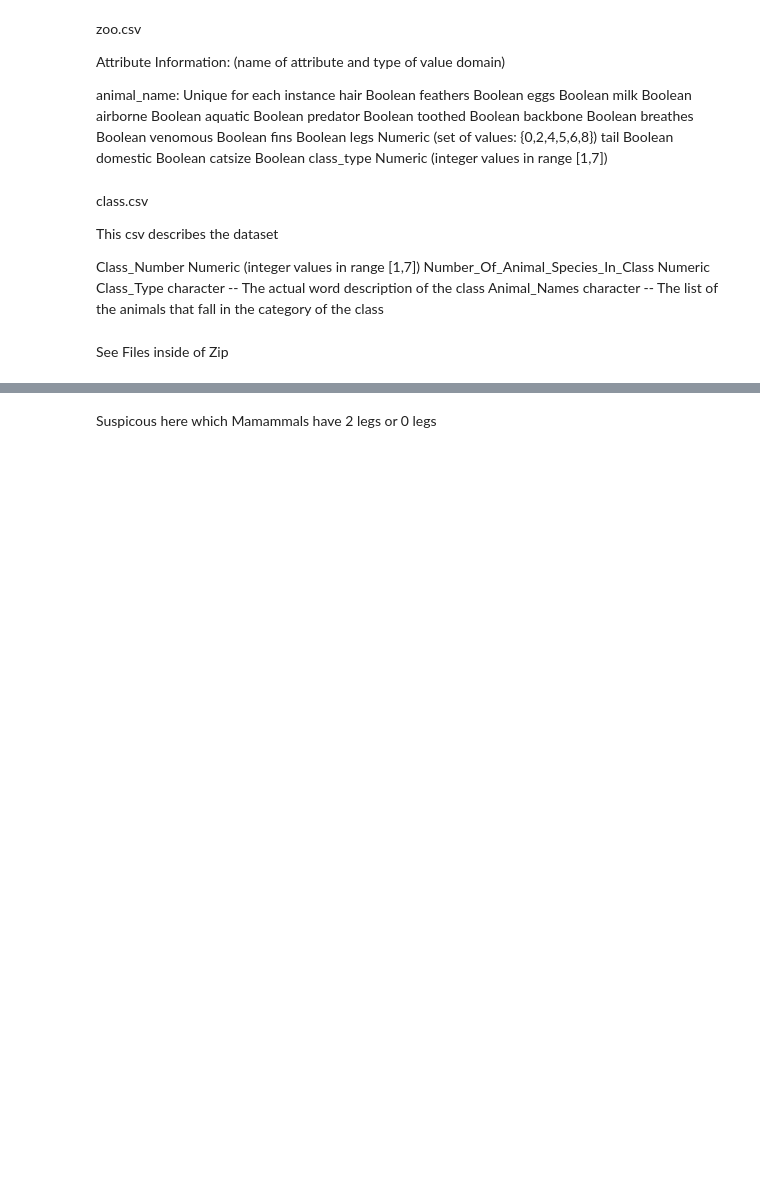
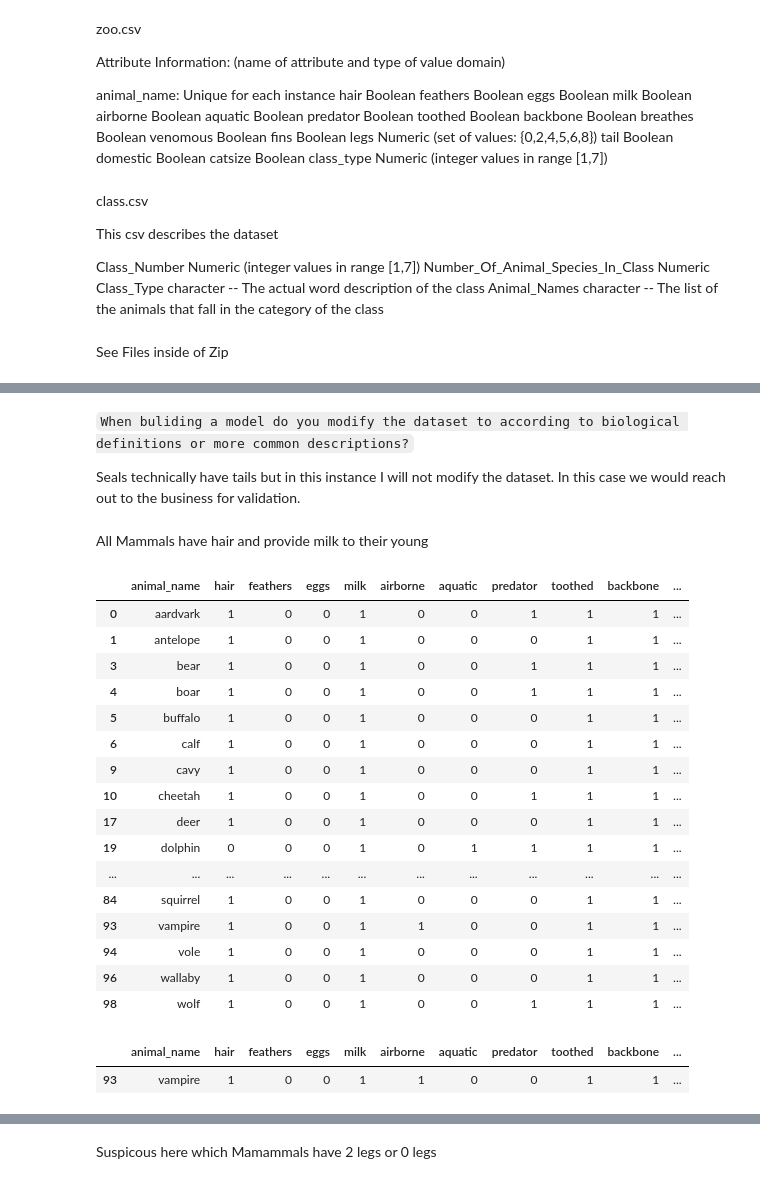
Before and after one commit to mwallendjack/MCW_personal-data-science-project, a Jupyter notebook: Classifier EDA.ipynb, the cells around one changed output, grey strips where cells are left out. Drawn from its saved outputs; the diff is of its cells as text; code cells hidden in the pictures; blank space fills up the shorter version.

```diff
--- a/Classifier EDA.ipynb
+++ b/Classifier EDA.ipynb
@@ -81,0 +193,4 @@ zoo_df.describe()
+# %% [markdown]
+`When buliding a model do you modify the dataset to according to biological definitions or more common descriptions?`
+
+Seals technically have tails but in this instance I will not modify the dataset. In this case we would reach out to the business for validation.
@@ -81,0 +199,22 @@ zoo_df.describe()
+# %% [markdown]
+All Mammals have hair and provide milk to their young
+# %%
+zoo_df[zoo_df['class_name']== 'Mammal']
+# %% [output]
+|  | animal_name | hair | feathers | eggs | milk | airborne | aquatic | predator | toothed | backbone | ... |
+| 0 | aardvark | 1 | 0 | 0 | 1 | 0 | 0 | 1 | 1 | 1 | ... |
+| 1 | antelope | 1 | 0 | 0 | 1 | 0 | 0 | 0 | 1 | 1 | ... |
+| 3 | bear | 1 | 0 | 0 | 1 | 0 | 0 | 1 | 1 | 1 | ... |
+| 4 | boar | 1 | 0 | 0 | 1 | 0 | 0 | 1 | 1 | 1 | ... |
+| 5 | buffalo | 1 | 0 | 0 | 1 | 0 | 0 | 0 | 1 | 1 | ... |
+| 6 | calf | 1 | 0 | 0 | 1 | 0 | 0 | 0 | 1 | 1 | ... |
+| 9 | cavy | 1 | 0 | 0 | 1 | 0 | 0 | 0 | 1 | 1 | ... |
+| 10 | cheetah | 1 | 0 | 0 | 1 | 0 | 0 | 1 | 1 | 1 | ... |
+| 17 | deer | 1 | 0 | 0 | 1 | 0 | 0 | 0 | 1 | 1 | ... |
+| 19 | dolphin | 0 | 0 | 0 | 1 | 0 | 1 | 1 | 1 | 1 | ... |
+| ... | ... | ... | ... | ... | ... | ... | ... | ... | ... | ... | ... |
+| 84 | squirrel | 1 | 0 | 0 | 1 | 0 | 0 | 0 | 1 | 1 | ... |
+| 93 | vampire | 1 | 0 | 0 | 1 | 1 | 0 | 0 | 1 | 1 | ... |
+| 94 | vole | 1 | 0 | 0 | 1 | 0 | 0 | 0 | 1 | 1 | ... |
+| 96 | wallaby | 1 | 0 | 0 | 1 | 0 | 0 | 0 | 1 | 1 | ... |
+| 98 | wolf | 1 | 0 | 0 | 1 | 0 | 0 | 1 | 1 | 1 | ... |
@@ -81,0 +224,6 @@ zoo_df.describe()
+# %%
+vampire = zoo_df[zoo_df['animal_name'] == 'vampire']
+vampire
+# %% [output]
+|  | animal_name | hair | feathers | eggs | milk | airborne | aquatic | predator | toothed | backbone | ... |
+| 93 | vampire | 1 | 0 | 0 | 1 | 1 | 0 | 0 | 1 | 1 | ... |
```
Also changed, not shown: parts of 54 cells of this notebook, 5 other files.
